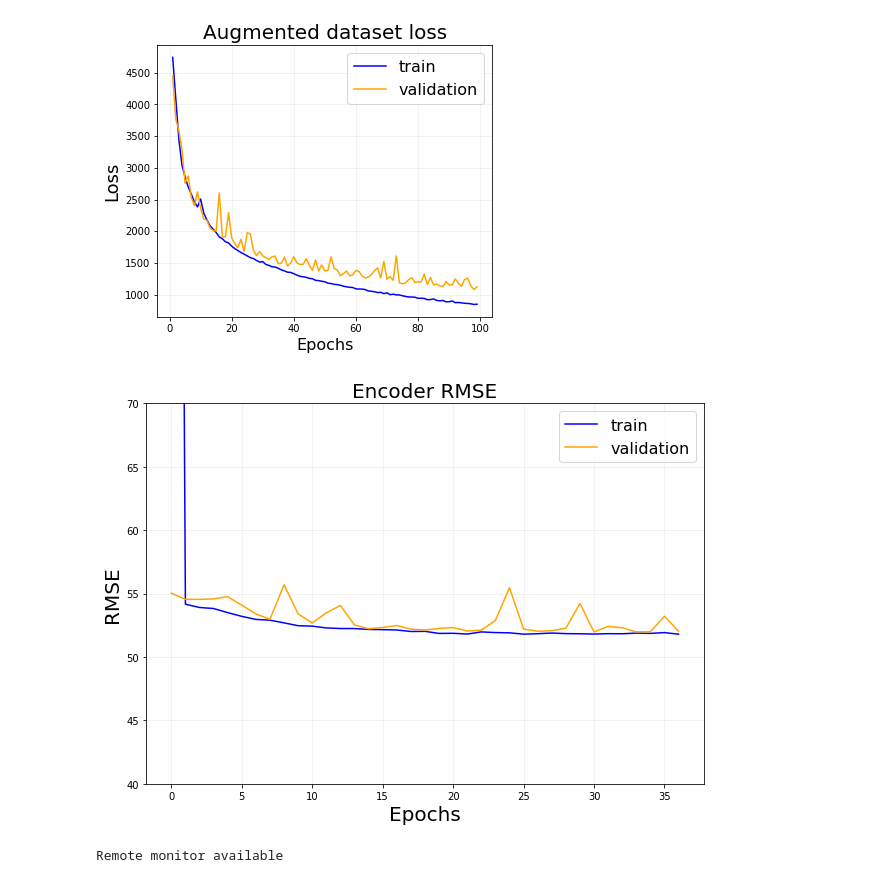
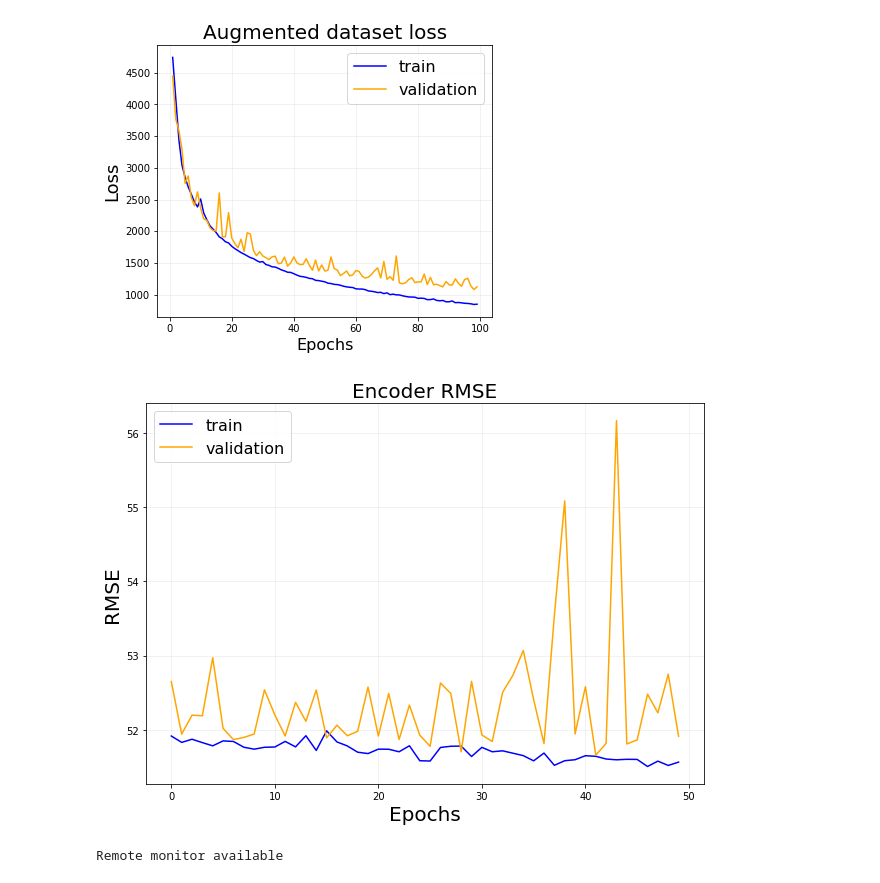
Before and after one commit to djanloo/cmepda, a Jupyter notebook: assets/plot_statistics/plot.ipynb, the cells around one changed output. Saved outputs shown, nothing was run; the diff lists cells and outputs as text; code cells hidden in the pictures.

```diff
--- a/assets/plot_statistics/plot.ipynb
+++ b/assets/plot_statistics/plot.ipynb
@@ -13,7 +13,7 @@ print(parent_dir)
 # %%
 import keras
 # %%
-history = np.load("trained/enc/history.npy", allow_pickle=True).item()
+history = np.load("trained/test_encoder/history.npy", allow_pickle=True).item()
 # %%
 history.history.keys()
 # %% [output]
@@ -38,21 +38,20 @@ plt.savefig("docs/slides/figures/whole_aug_loss.png")
 # %%
 # epochs
 epochs = np.arange(len(history.history['loss']))
 
 # plot LOSS
 
 plt.figure(figsize=(10, 7))
 plt.title("Encoder RMSE", fontsize=20)
 plt.plot(epochs[:], history.history['root_mean_squared_error'][:], color='blue', label='train')
 plt.plot(epochs[:], history.history['val_root_mean_squared_error'][:], color='orange', label='validation')
 plt.legend(fontsize=16)
-plt.ylim(40,70)
 plt.grid(alpha=0.2)
 plt.xlabel('Epochs', fontsize=20)
 plt.ylabel('RMSE', fontsize=20)
 plt.savefig("docs/slides/figures/encoder_rmse.pdf")
 # %% [output]
-[figure, old version]
+[figure, new version]
 # %%
 from context import stats
 from context import LstmEncoder
```
Also changed, not shown: 2 other files.
